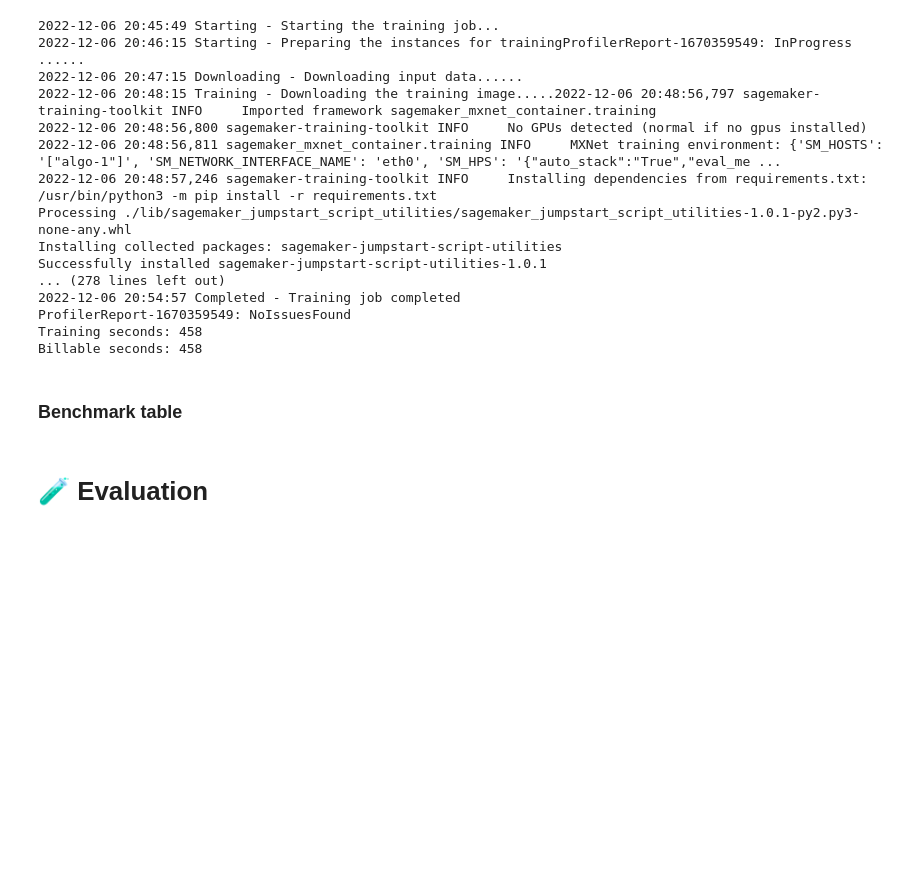
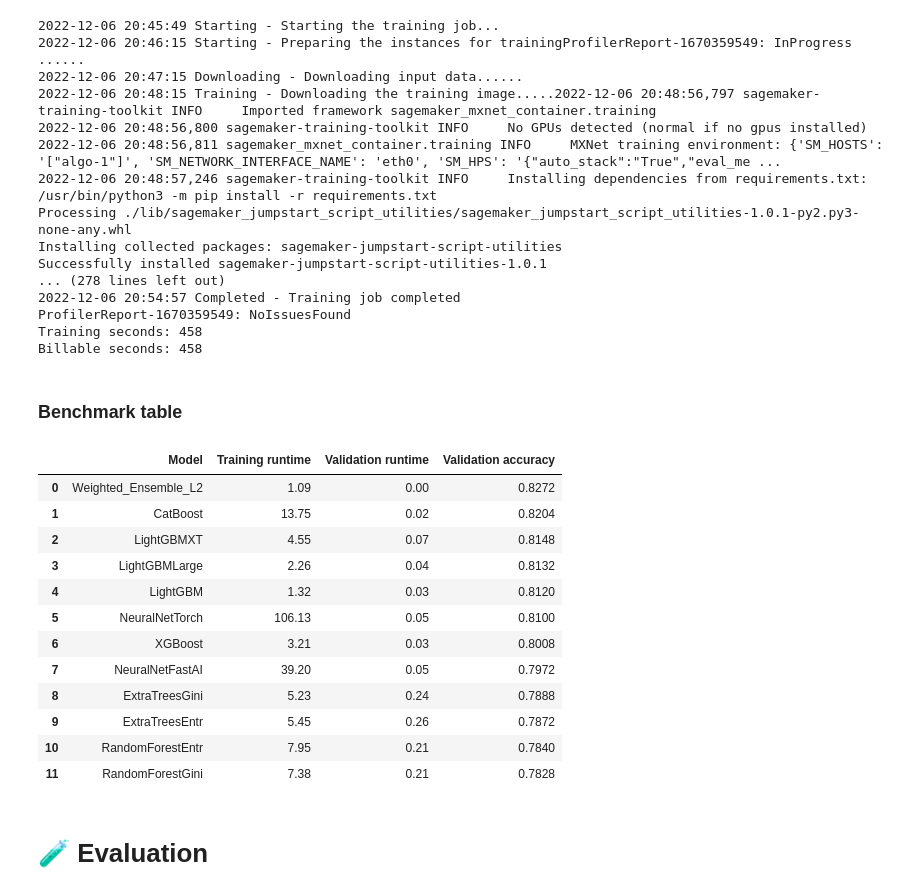
Before and after one commit to Moodrammer/ml-model-sagemaker-capstone, a Jupyter notebook: Starbucks_Capstone_notebook.ipynb, the cells around one changed output. Cells and saved outputs as stored; diff of their text form; code cells hidden in the pictures; blank space fills up the shorter version.

```diff
--- a/Starbucks_Capstone_notebook.ipynb
+++ b/Starbucks_Capstone_notebook.ipynb
@@ -1220,3 +1181,83 @@ from autogluon.tabular import TabularPredictor
+# %%
+# The following table data is manually copied from the training job logs
+import pandas as pd
+
+models_metadata = {
+    'Model' : [
+        'LightGBMXT',
+        'LightGBM',
+        'RandomForestGini',
+        'RandomForestEntr',
+        'CatBoost',
+        'ExtraTreesGini',
+        'ExtraTreesEntr',
+        'NeuralNetFastAI',
+        'XGBoost',
+        'NeuralNetTorch',
+        'LightGBMLarge',
+        'Weighted_Ensemble_L2'
+    ],
+    'Training runtime' : [
+        4.55,
+        1.32,
+        7.38,
+        7.95,
+        13.75,
+        5.23,
+        5.45,
+        39.2,
+        3.21,
+        106.13,
+        2.26,
+        1.09
+    ],
+    'Validation runtime' : [
+        0.07,
+        0.03,
+        0.21,
+        0.21,
+        0.02,
+        0.24,
+        0.26,
+        0.05,
+        0.03,
+        0.05,
+        0.04,
+        0.0
+    ],
+    'Validation accuracy' : [
+        0.8148,
+        0.812,
+        0.7828,
+        0.784,
+        0.8204,
+        0.7888,
+        0.7872,
+        0.7972,
+        0.8008,
+        0.81,
+        0.8132,
+        0.8272
+    ]
+}
+
+df = pd.DataFrame(models_metadata).sort_values(by='Validation accuracy', ascending=False)
+df = df.reset_index(drop=True)
+df
+# %% [output]
+|  | Model | Training runtime | Validation runtime | Validation accuracy |
+| 0 | Weighted_Ensemble_L2 | 1.09 | 0.00 | 0.8272 |
+| 1 | CatBoost | 13.75 | 0.02 | 0.8204 |
+| 2 | LightGBMXT | 4.55 | 0.07 | 0.8148 |
+| 3 | LightGBMLarge | 2.26 | 0.04 | 0.8132 |
+| 4 | LightGBM | 1.32 | 0.03 | 0.8120 |
+| 5 | NeuralNetTorch | 106.13 | 0.05 | 0.8100 |
+| 6 | XGBoost | 3.21 | 0.03 | 0.8008 |
+| 7 | NeuralNetFastAI | 39.20 | 0.05 | 0.7972 |
+| 8 | ExtraTreesGini | 5.23 | 0.24 | 0.7888 |
+| 9 | ExtraTreesEntr | 5.45 | 0.26 | 0.7872 |
+| 10 | RandomForestEntr | 7.95 | 0.21 | 0.7840 |
+| 11 | RandomForestGini | 7.38 | 0.21 | 0.7828 |
 # %% [markdown]
 # 🧪 Evaluation
 # %% [markdown]
```
Also changed, not shown: parts of 5 cells of this notebook, 16 other files.
